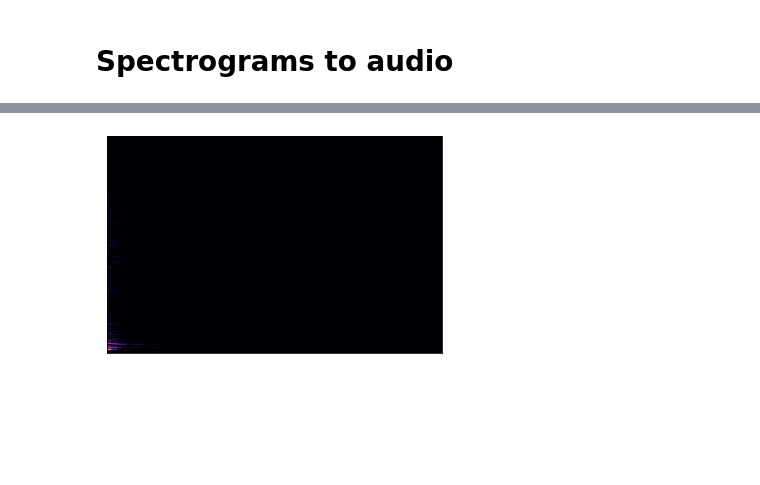
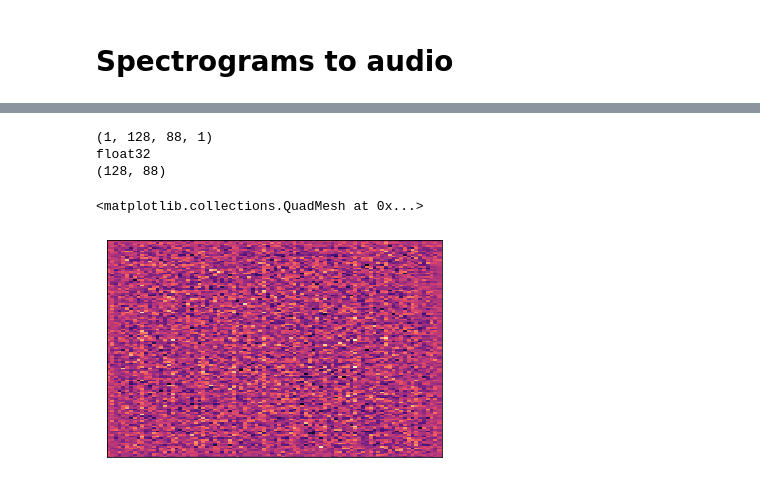
Before and after one commit to MrCogito/SpecGan, a Jupyter notebook: Data_preparation.ipynb, the cells around one changed output, grey strips where cells are left out. Drawn from its saved outputs; the diff is of its cells as text; code cells hidden in the pictures; blank space fills up the shorter version.

```diff
--- a/Data_preparation.ipynb
+++ b/Data_preparation.ipynb
@@ -177,16 +178,23 @@ np.save(os.path.join(dataset_tensor_folder , TENSOR_NAME), dataset_tensor)
 # %%
-### REAL
+loaded = np.load('/content/testowy.npy')
+print(loaded.shape)
 
-loaded = np.load('/content/gdrive/MyDrive/Inzynierka/Models/dogs/dataset/tensor_dogs.npy')
-print(loaded.shape)
-#loaded = loaded.reshape(16,256,8)
-#loaded = (loaded *80)-80
-#S_DB = librosa.power_to_db(S, ref=np.max)
-spec_gen = loaded[333]
+## squeeze if its generated spectrogram
+if loaded.ndim == 4:
+  loaded = np.squeeze(loaded)
+
+
+#print("Max value in data tensor: " + str(np.max(loaded)))
+#print("Min value in data tensor: " + str(np.min(loaded)))
+#loaded = (loaded *80)-80           // normalize to (-80, 0)
+
+print("Max value in data tensor: " + str(np.max(spec_gen)))
+print("Min value in data tensor: " + str(np.min(spec_gen)))
+#print(spec_gen)
 librosa.display.specshow(spec_gen)
 P = librosa.db_to_power(spec_gen, ref=1.0)
-S = librosa.feature.inverse.mel_to_stft(P,sr=22050, n_fft=2046)
+S = librosa.feature.inverse.mel_to_stft(P,sr=22050, n_fft=2048)
 y = librosa.griffinlim(S)
-print(y.shape)
+#print(y.shape)
 ipd.Audio(y, rate=22050)
 # %% [output]
@@ -197,21 +208,19 @@ ipd.Audio(y, rate=22050)
 # %% [markdown]
 # Spectrograms to audio
 # %%
-### REAL
+loaded_real = np.load('/content/gdrive/MyDrive/Inzynierka/testgen.npy')
+print(loaded_real.shape)
+print(loaded_real.dtype)
 
-loaded_real = np.load('/content/gdrive/MyDrive/Inzynierka/Models/drums/dataset/tensor_snare.npy')
+## squeeze if its generated spectrogram
+if loaded.ndim == 4:
+  loaded = np.squeeze(loaded)
 
-#print(loaded_real.shape)
-#print(loaded_real.dtype)
-#print(loaded_real.size)
-spec = loaded_real[1]
-#print(spec.shape)
+spec = loaded_real[0]
+print(spec.shape)
 librosa.display.specshow(spec)
 audio = librosa.istft(stft_matrix=spec, win_length=2046, hop_length=700)
 
-#print(audio.shape)
-#print("DURATION: " + str(librosa.get_duration(audio,sr=22050)))
-ipd.Audio(audio, rate=22050)
 #print(np.amax(loaded_real))
 #print(np.amin(loaded_real))
 ipd.Audio(audio, rate=22050)
@@ -220 +228,5 @@ ipd.Audio(audio, rate=22050)
+(1, 128, 88, 1)
+float32
+(128, 88)
+<matplotlib.collections.QuadMesh at 0x...>
-[figure, old version]
+[figure, new version]
```
Also changed, not shown: parts of 14 cells of this notebook.
